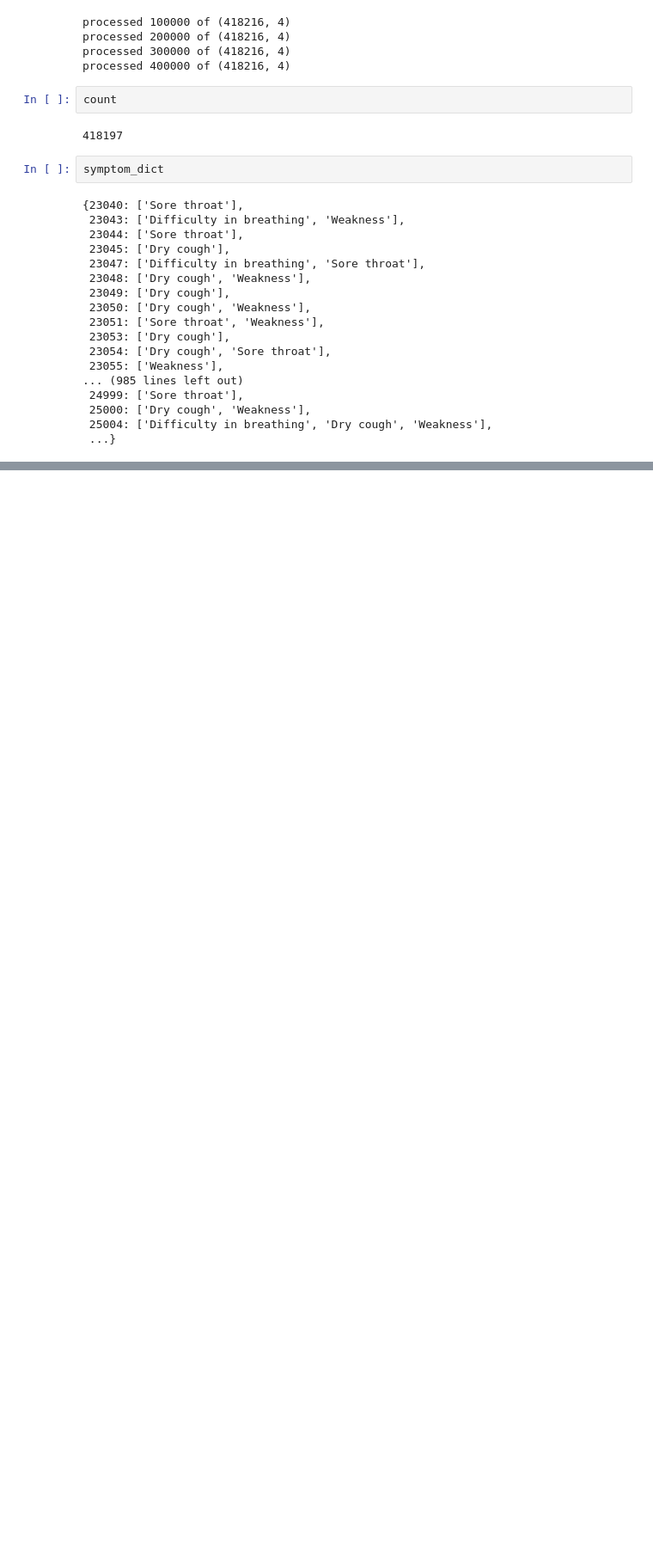
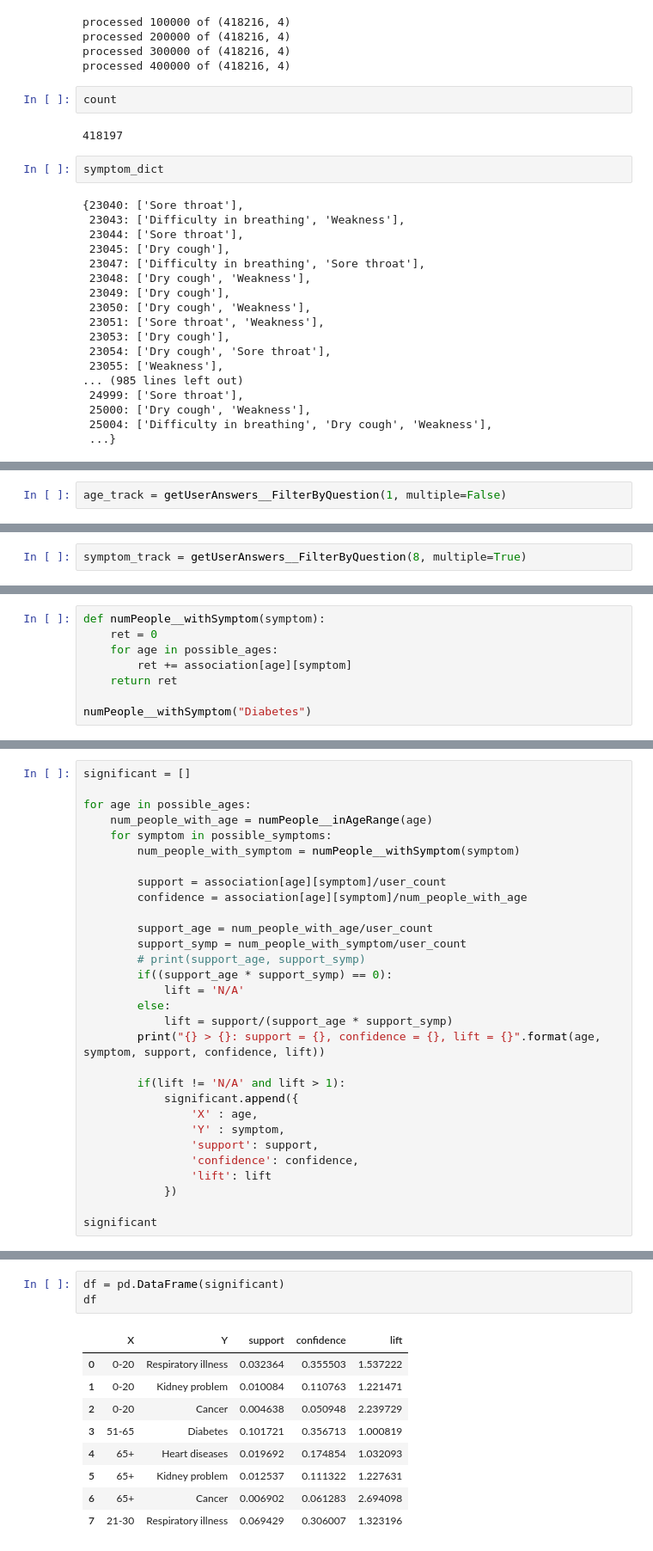
Before and after one commit to arnab-api/COVID-19---LiveCoronaTest---Data-Analysis, a Jupyter notebook: Api/MarketBusket__Analysis.ipynb, the cells around one changed output, grey strips where cells are left out. Shown: that part at 86% size. Cells and saved outputs as stored; diff of their text form; blank space fills up the shorter version.

Commit message:
generated frequency figures >> association analysis done

```diff
--- a/Api/MarketBusket__Analysis.ipynb
+++ b/Api/MarketBusket__Analysis.ipynb
@@ -302,0 +299,2 @@ symptom_dict
+# %%
+age_track = getUserAnswers__FilterByQuestion(1, multiple=False)
@@ -302,0 +321,2 @@ symptom_dict
+# %%
+symptom_track = getUserAnswers__FilterByQuestion(8, multiple=True)
@@ -302,0 +396,8 @@ symptom_dict
+# %%
+def numPeople__withSymptom(symptom):
+    ret = 0
+    for age in possible_ages:
+        ret += association[age][symptom]
+    return ret
+
+numPeople__withSymptom("Diabetes")
@@ -302,0 +406,30 @@ symptom_dict
+# %%
+significant = []
+
+for age in possible_ages:
+    num_people_with_age = numPeople__inAgeRange(age)
+    for symptom in possible_symptoms:
+        num_people_with_symptom = numPeople__withSymptom(symptom)
+
+        support = association[age][symptom]/user_count
+        confidence = association[age][symptom]/num_people_with_age
+
+        support_age = num_people_with_age/user_count
+        support_symp = num_people_with_symptom/user_count
+        # print(support_age, support_symp)
+        if((support_age * support_symp) == 0):
+            lift = 'N/A'
+        else:
+            lift = support/(support_age * support_symp)
+        print("{} > {}: support = {}, confidence = {}, lift = {}".format(age, symptom, support, confidence, lift))
+
+        if(lift != 'N/A' and lift > 1):
+            significant.append({
+                'X' : age,
+                'Y' : symptom,
+                'support': support,
+                'confidence': confidence,
+                'lift': lift
+            })
+
+significant
@@ -302,0 +471,13 @@ symptom_dict
+# %%
+df = pd.DataFrame(significant)
+df
+# %% [output]
+|  | X | Y | support | confidence | lift |
+| 0 | 0-20 | Respiratory illness | 0.032364 | 0.355503 | 1.537222 |
+| 1 | 0-20 | Kidney problem | 0.010084 | 0.110763 | 1.221471 |
+| 2 | 0-20 | Cancer | 0.004638 | 0.050948 | 2.239729 |
+| 3 | 51-65 | Diabetes | 0.101721 | 0.356713 | 1.000819 |
+| 4 | 65+ | Heart diseases | 0.019692 | 0.174854 | 1.032093 |
+| 5 | 65+ | Kidney problem | 0.012537 | 0.111322 | 1.227631 |
+| 6 | 65+ | Cancer | 0.006902 | 0.061283 | 2.694098 |
+| 7 | 21-30 | Respiratory illness | 0.069429 | 0.306007 | 1.323196 |
```
Also changed, not shown: parts of 18 cells of this notebook, 4 other files.
